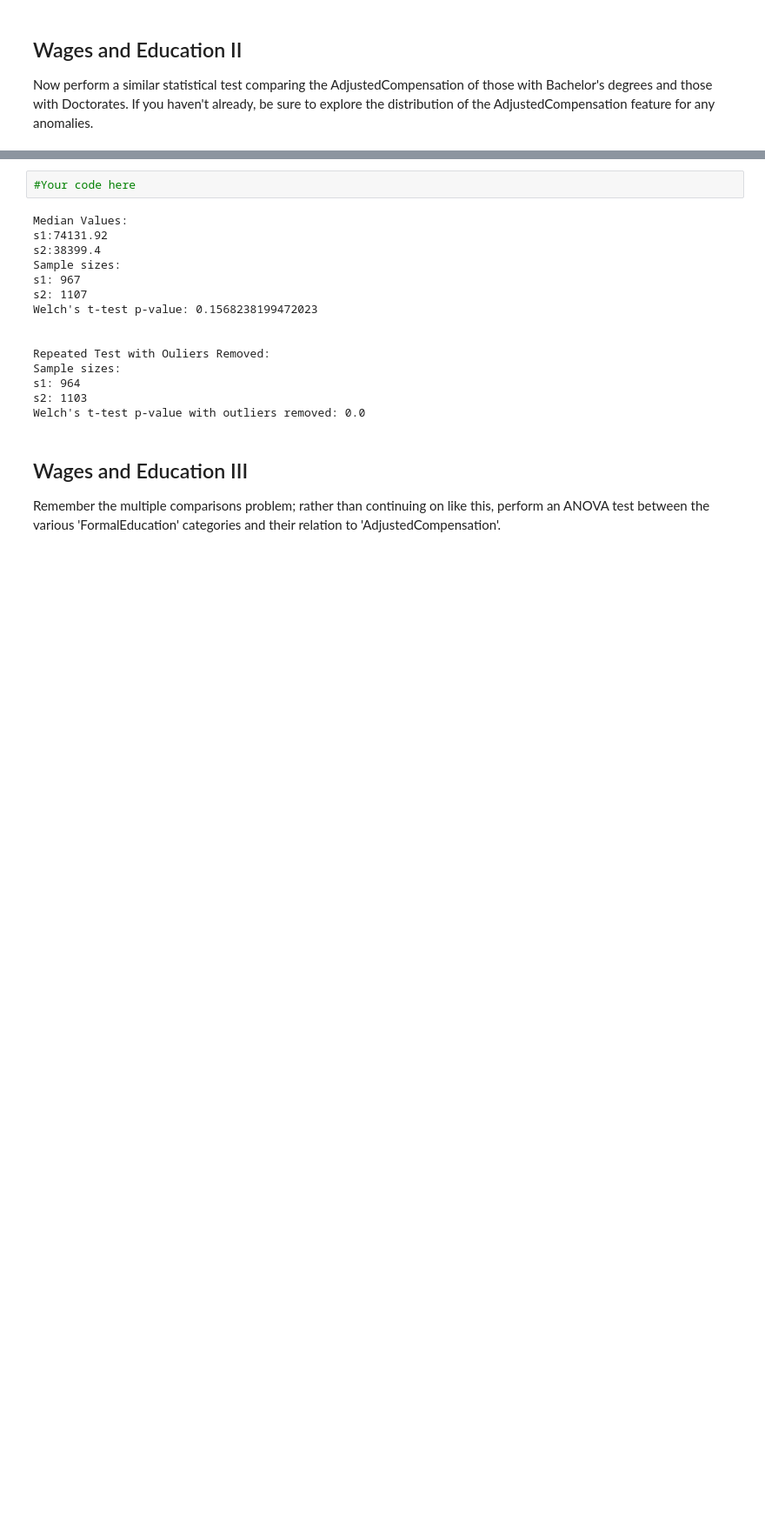
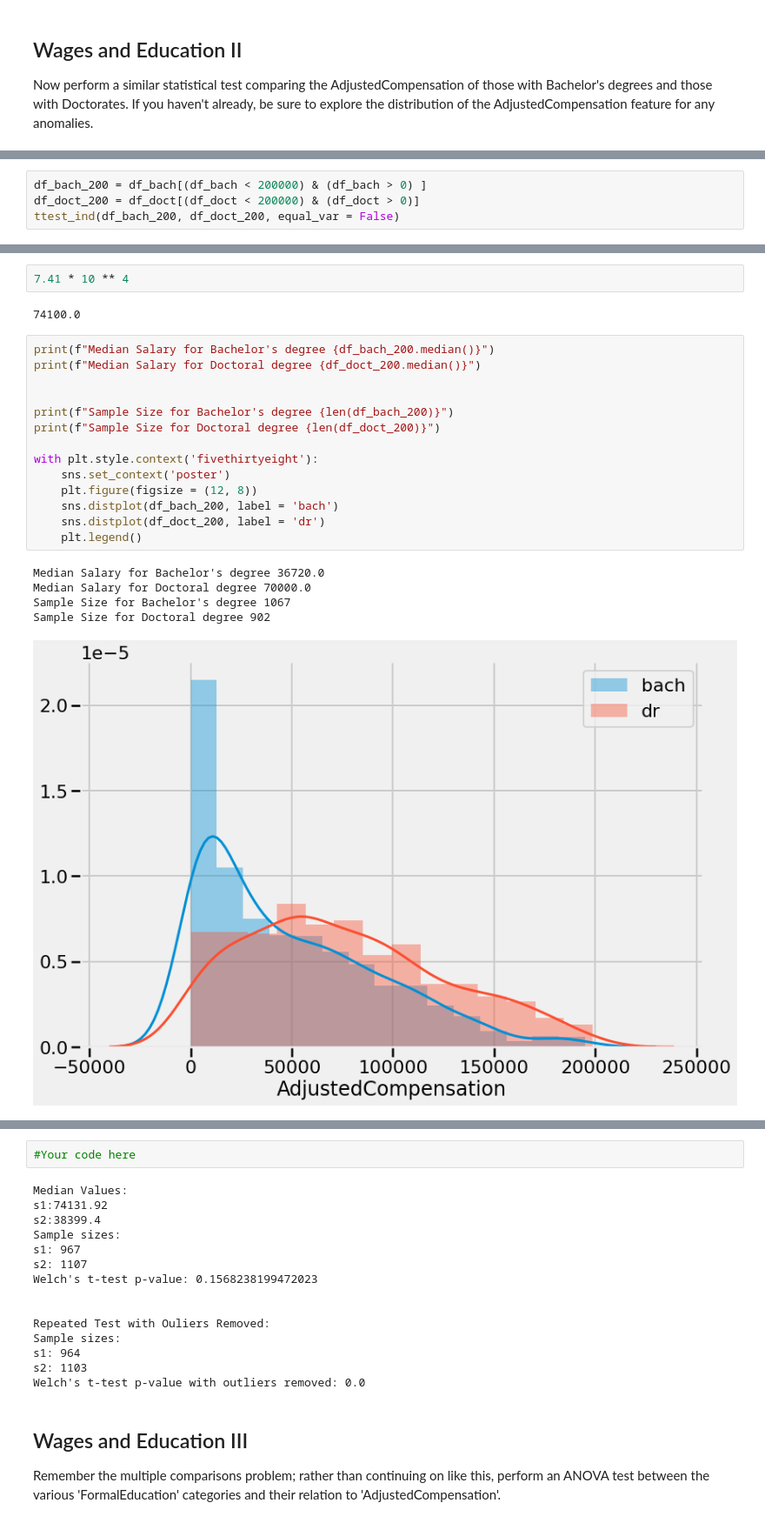
Before and after one commit to Marissa841/dsc-in-depth-ab-testing-lab, a Jupyter notebook: index.ipynb, the cells around one changed output, grey strips where cells are left out. Shown at 87% size. Drawn from its saved outputs; the diff is of its cells as text; blank space fills up the shorter version.

```diff
--- a/index.ipynb
+++ b/index.ipynb
@@ -46,0 +233,4 @@ Now perform a similar statistical test comparing the AdjustedCompensation of tho
+# %%
+df_bach_200 = df_bach[(df_bach < 200000) & (df_bach > 0) ]
+df_doct_200 = df_doct[(df_doct < 200000) & (df_doct > 0)]
+ttest_ind(df_bach_200, df_doct_200, equal_var = False)
@@ -46,0 +266,24 @@ Now perform a similar statistical test comparing the AdjustedCompensation of tho
+# %%
+7.41 * 10 ** 4
+# %% [output]
+74100.0
+# %%
+print(f"Median Salary for Bachelor's degree {df_bach_200.median()}")
+print(f"Median Salary for Doctoral degree {df_doct_200.median()}")
+
+
+print(f"Sample Size for Bachelor's degree {len(df_bach_200)}")
+print(f"Sample Size for Doctoral degree {len(df_doct_200)}")
+
+with plt.style.context('fivethirtyeight'):
+    sns.set_context('poster')
+    plt.figure(figsize = (12, 8))
+    sns.distplot(df_bach_200, label = 'bach')
+    sns.distplot(df_doct_200, label = 'dr')
+    plt.legend()
+# %% [output]
+Median Salary for Bachelor's degree 36720.0
+Median Salary for Doctoral degree 70000.0
+Sample Size for Bachelor's degree 1067
+Sample Size for Doctoral degree 902
+[figure, added]
```
Also changed, not shown: parts of 33 cells of this notebook.
